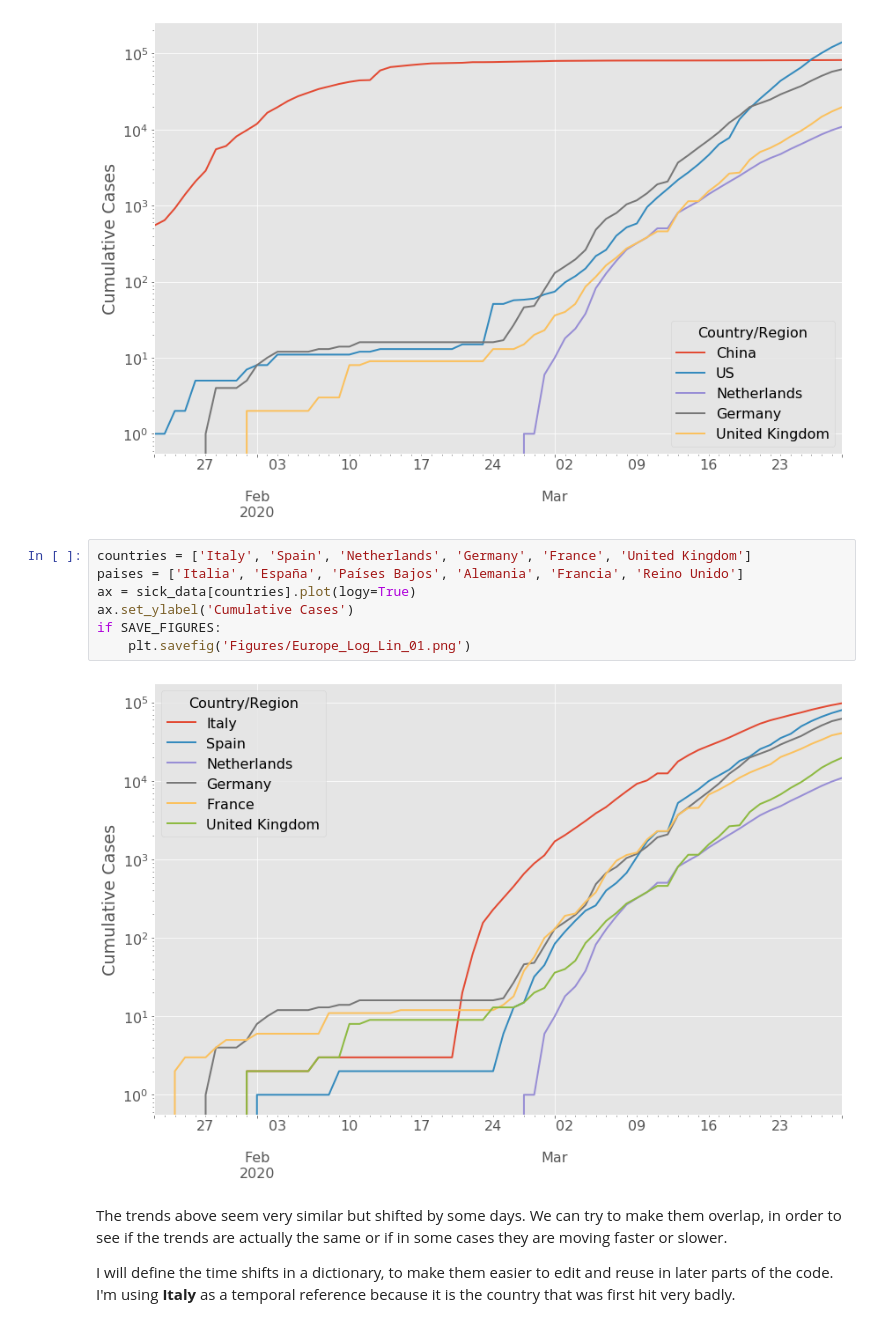
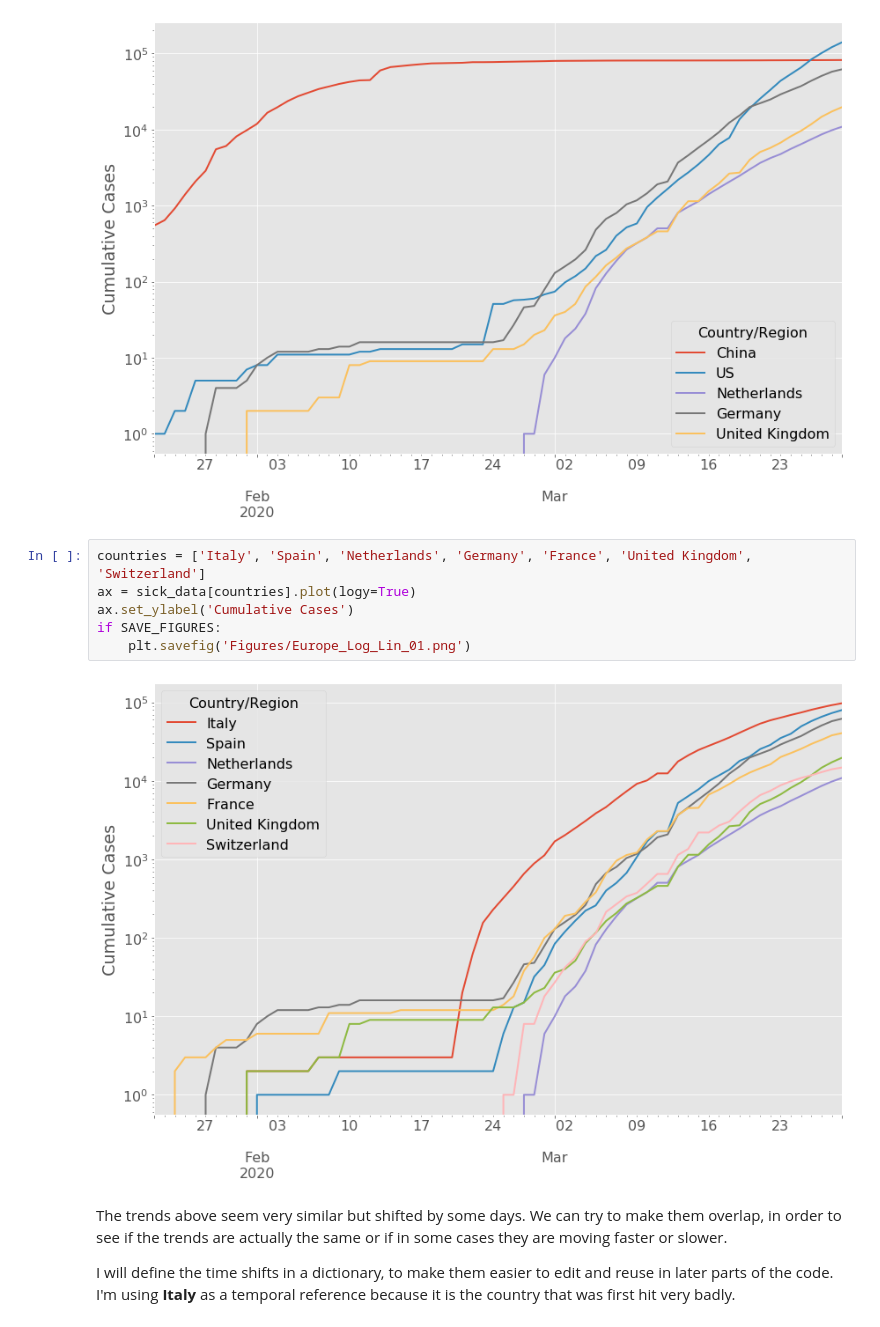
Before and after one commit to aquilesC/Covid-19-Jupyter-Notebook, a Jupyter notebook: Covid_Time_Series.ipynb, the cells around one changed output. Cells and saved outputs as stored; diff of their text form.

```diff
--- a/Covid_Time_Series.ipynb
+++ b/Covid_Time_Series.ipynb
@@ -110,14 +110,13 @@ if SAVE_FIGURES:
 # %% [output]
 [figure]
 # %%
-countries = ['Italy', 'Spain', 'Netherlands', 'Germany', 'France', 'United Kingdom']
-paises = ['Italia', 'España', 'Países Bajos', 'Alemania', 'Francia', 'Reino Unido']
+countries = ['Italy', 'Spain', 'Netherlands', 'Germany', 'France', 'United Kingdom', 'Switzerland']
 ax = sick_data[countries].plot(logy=True)
 ax.set_ylabel('Cumulative Cases')
 if SAVE_FIGURES:
     plt.savefig('Figures/Europe_Log_Lin_01.png')
 # %% [output]
-[figure, old version]
+[figure, new version]
 # %% [markdown]
 The trends above seem very similar but shifted by some days. We can try to make them overlap, in order to see if the trends are actually the same or if in some cases they are moving faster or slower.
 
```
Also changed, not shown: parts of 3 cells of this notebook, 5 other files.
